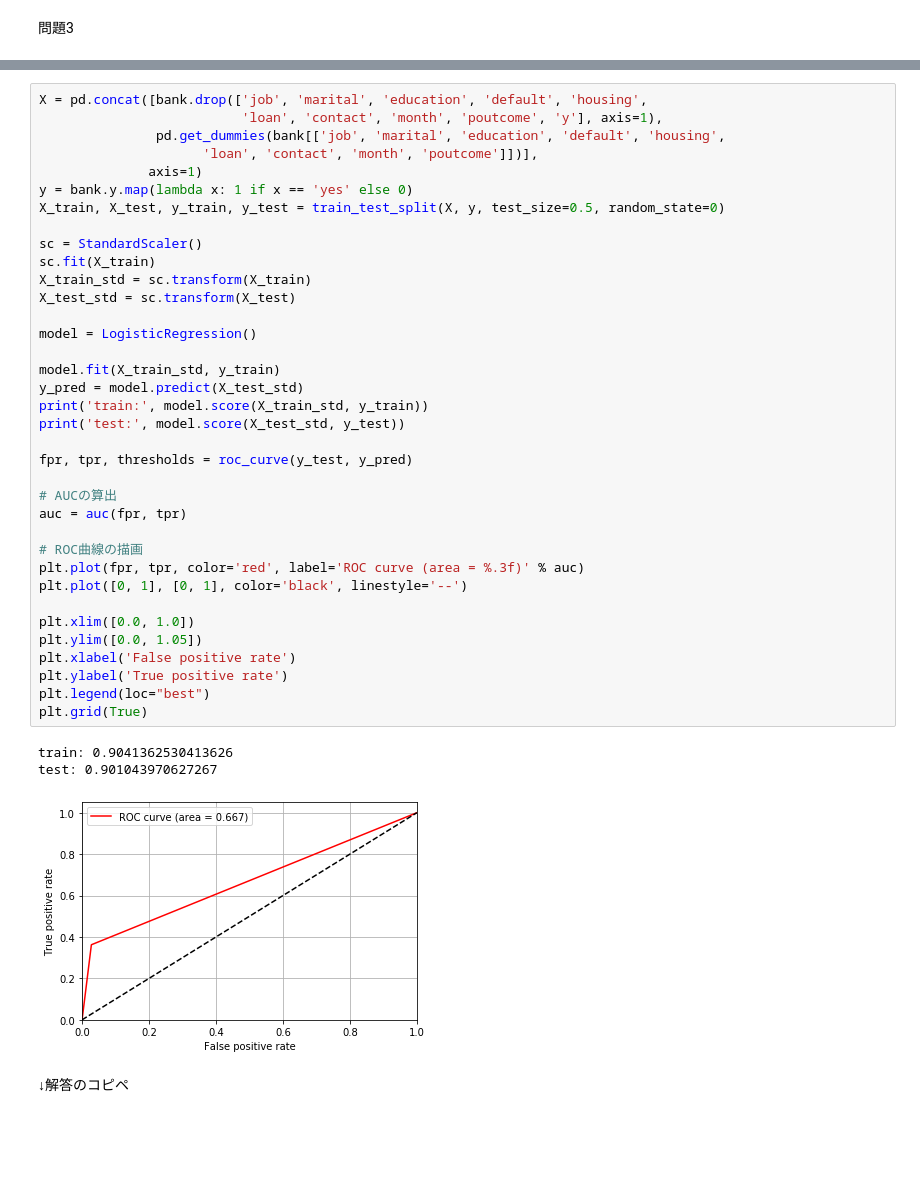
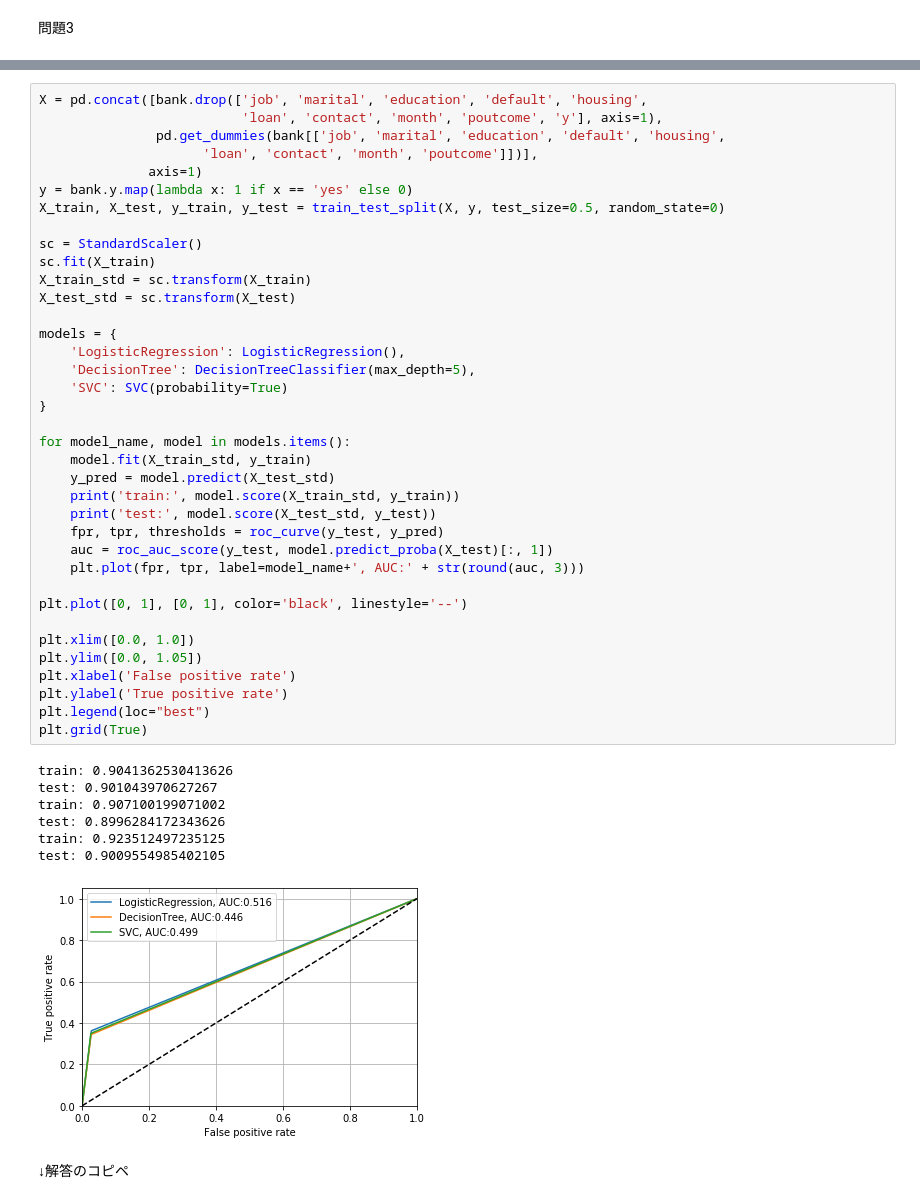
Before and after one commit to Kazuya-Minakuchi/tokyo_u_datascientist, a Jupyter notebook: 11-1-3.ipynb, the cells around one changed output, grey strips where cells are left out. Drawn from its saved outputs; the diff is of its cells as text; blank space fills up the shorter version.

Commit message:
Edit 11-1-3.ipynb to add model for roc_curve, auc

```diff
--- a/11-1-3.ipynb
+++ b/11-1-3.ipynb
@@ -169,43 +169,48 @@ F1値:0.208
 # %%
 X = pd.concat([bank.drop(['job', 'marital', 'education', 'default', 'housing',
                           'loan', 'contact', 'month', 'poutcome', 'y'], axis=1),
                pd.get_dummies(bank[['job', 'marital', 'education', 'default', 'housing',
                      'loan', 'contact', 'month', 'poutcome']])],
               axis=1)
 y = bank.y.map(lambda x: 1 if x == 'yes' else 0)
 X_train, X_test, y_train, y_test = train_test_split(X, y, test_size=0.5, random_state=0)
 
 sc = StandardScaler()
 sc.fit(X_train)
 X_train_std = sc.transform(X_train)
 X_test_std = sc.transform(X_test)
 
-model = LogisticRegression()
+models = {
+    'LogisticRegression': LogisticRegression(),
+    'DecisionTree': DecisionTreeClassifier(max_depth=5),
+    'SVC': SVC(probability=True)
+}
 
-model.fit(X_train_std, y_train)
-y_pred = model.predict(X_test_std)
-print('train:', model.score(X_train_std, y_train))
-print('test:', model.score(X_test_std, y_test))
+for model_name, model in models.items():
+    model.fit(X_train_std, y_train)
+    y_pred = model.predict(X_test_std)
+    print('train:', model.score(X_train_std, y_train))
+    print('test:', model.score(X_test_std, y_test))
+    fpr, tpr, thresholds = roc_curve(y_test, y_pred)
+    auc = roc_auc_score(y_test, model.predict_proba(X_test)[:, 1])
+    plt.plot(fpr, tpr, label=model_name+', AUC:' + str(round(auc, 3)))
 
-fpr, tpr, thresholds = roc_curve(y_test, y_pred)
-
-# AUCの算出
-auc = auc(fpr, tpr)
-
-# ROC曲線の描画
-plt.plot(fpr, tpr, color='red', label='ROC curve (area = %.3f)' % auc)
 plt.plot([0, 1], [0, 1], color='black', linestyle='--')
 
 plt.xlim([0.0, 1.0])
 plt.ylim([0.0, 1.05])
 plt.xlabel('False positive rate')
 plt.ylabel('True positive rate')
 plt.legend(loc="best")
 plt.grid(True)
 # %% [output]
 train: 0.9041362530413626
 test: 0.901043970627267
+train: 0.907100199071002
+test: 0.8996284172343626
+train: 0.923512497235125
+test: 0.9009554985402105
-[figure, old version]
+[figure, new version]
 # %% [markdown]
 ↓解答のコピペ
 # %%
```
Also changed, not shown: parts of 4 cells of this notebook.
